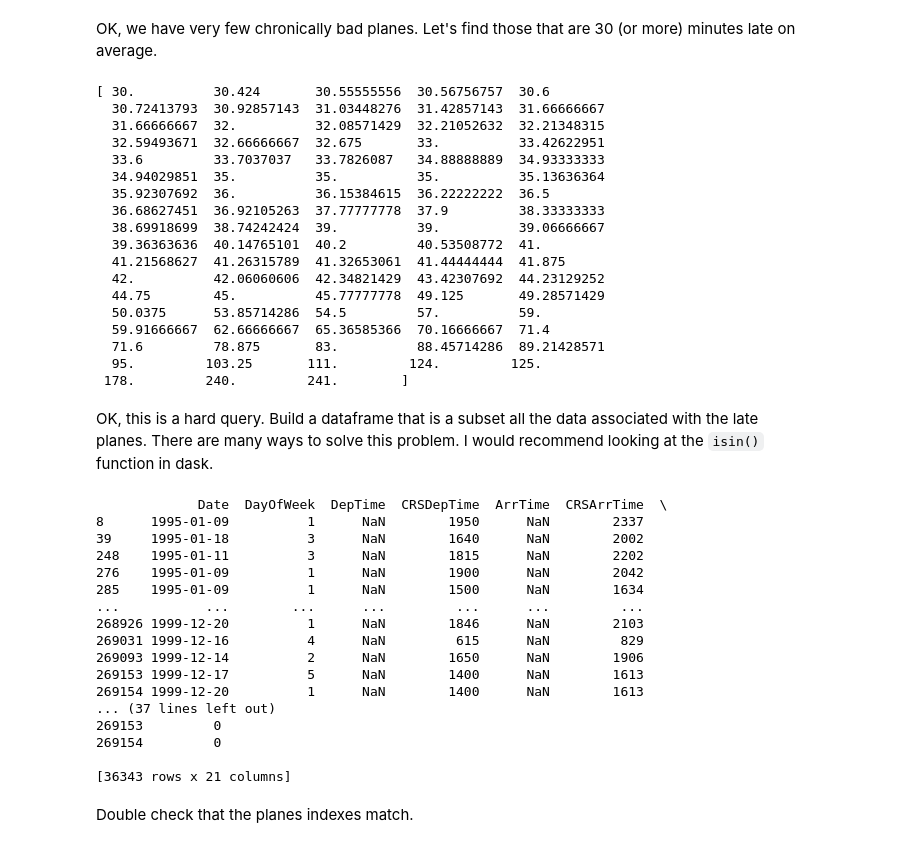
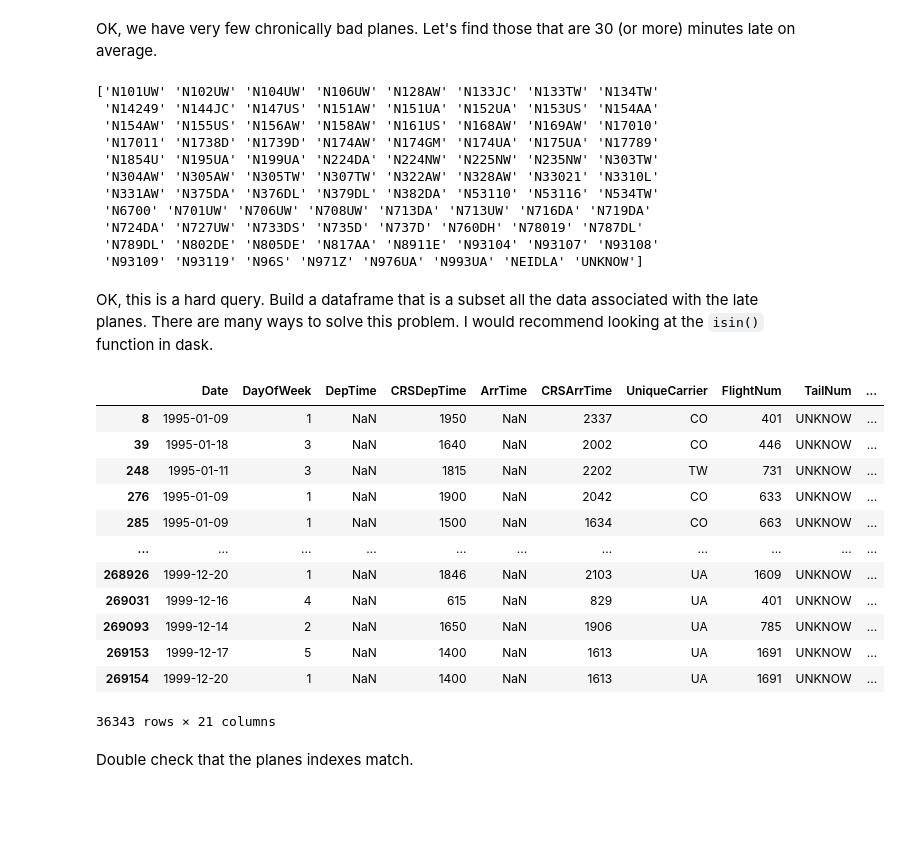
Before and after one commit to rishic3/pcds.2023, a Jupyter notebook: ebook/activities/activity5b_deferred.ipynb, the cells around one changed output. Saved outputs shown, nothing was run; the diff lists cells and outputs as text; code cells hidden in the pictures; blank space fills up the shorter version.

```diff
--- a/ebook/activities/activity5b_deferred.ipynb
+++ b/ebook/activities/activity5b_deferred.ipynb
@@ -33,8 +33,9 @@ Let's build a set of queries around the performance of particular planes, identi
 __Query__: What is the average departure delay 'DepDelay' for each plane?
 # %%
 #TODO
-df_delay = df.groupby('TailNum')['DepDelay'].mean().compute()
-print(df_delay)
+df_delay = df.groupby('TailNum')['DepDelay'].mean()
+df_delay_computed = df_delay.compute()
+df_delay_computed
 # %% [output]
 TailNum
 EI-BWD    11.213501
@@ -69,52 +68,42 @@ plt.show()
 OK, we have very few chronically bad planes.  Let's find those that are 30 (or more) minutes late on average.
 # %%
 import numpy as np
-lateplanes = df_delay[df_delay >= 30]
+lateplanes = df_delay[df_delay >= 30].index.values.compute()
 print(np.sort(lateplanes))
 # %% [output]
-[ 30.          30.424       30.55555556  30.56756757  30.6
-  30.72413793  30.92857143  31.03448276  31.42857143  31.66666667
-  31.66666667  32.          32.08571429  32.21052632  32.21348315
-  32.59493671  32.66666667  32.675       33.          33.42622951
-  33.6         33.7037037   33.7826087   34.88888889  34.93333333
-  34.94029851  35.          35.          35.          35.13636364
-  35.92307692  36.          36.15384615  36.22222222  36.5
-  36.68627451  36.92105263  37.77777778  37.9         38.33333333
-  38.69918699  38.74242424  39.          39.          39.06666667
-  39.36363636  40.14765101  40.2         40.53508772  41.
-  41.21568627  41.26315789  41.32653061  41.44444444  41.875
-  42.          42.06060606  42.34821429  43.42307692  44.23129252
-  44.75        45.          45.77777778  49.125       49.28571429
-  50.0375      53.85714286  54.5         57.          59.
-  59.91666667  62.66666667  65.36585366  70.16666667  71.4
-  71.6         78.875       83.          88.45714286  89.21428571
-  95.         103.25       111.         124.         125.
- 178.         240.         241.        ]
+['N101UW' 'N102UW' 'N104UW' 'N106UW' 'N128AW' 'N133JC' 'N133TW' 'N134TW'
+ 'N14249' 'N144JC' 'N147US' 'N151AW' 'N151UA' 'N152UA' 'N153US' 'N154AA'
+ 'N154AW' 'N155US' 'N156AW' 'N158AW' 'N161US' 'N168AW' 'N169AW' 'N17010'
+ 'N17011' 'N1738D' 'N1739D' 'N174AW' 'N174GM' 'N174UA' 'N175UA' 'N17789'
+ 'N1854U' 'N195UA' 'N199UA' 'N224DA' 'N224NW' 'N225NW' 'N235NW' 'N303TW'
+ 'N304AW' 'N305AW' 'N305TW' 'N307TW' 'N322AW' 'N328AW' 'N33021' 'N3310L'
+ 'N331AW' 'N375DA' 'N376DL' 'N379DL' 'N382DA' 'N53110' 'N53116' 'N534TW'
+ 'N6700' 'N701UW' 'N706UW' 'N708UW' 'N713DA' 'N713UW' 'N716DA' 'N719DA'
+ 'N724DA' 'N727UW' 'N733DS' 'N735D' 'N737D' 'N760DH' 'N78019' 'N787DL'
+ 'N789DL' 'N802DE' 'N805DE' 'N817AA' 'N8911E' 'N93104' 'N93107' 'N93108'
+ 'N93109' 'N93119' 'N96S' 'N971Z' 'N976UA' 'N993UA' 'NEIDLA' 'UNKNOW']
 # %% [markdown]
 OK, this is a hard query.
 Build a dataframe that is a subset all the data associated with the late planes.  There are many ways to solve this problem. I would recommend looking at the `isin()` function in dask.
 # %%
-late_planes_tail_nums = df_delay[df_delay >= 30].index
+late_planes_tail_nums = df_delay_computed[df_delay_computed >= 30].index
 df_late = df[df['TailNum'].isin(late_planes_tail_nums)]
-print(df_late.compute())
+df_late_computed = df_late.compute()
+df_late_computed
 # %% [output]
+|  | Date | DayOfWeek | DepTime | CRSDepTime | ArrTime | CRSArrTime | UniqueCarrier | FlightNum | TailNum | ... |
+| 8 | 1995-01-09 | 1 | NaN | 1950 | NaN | 2337 | CO | 401 | UNKNOW | ... |
+| 39 | 1995-01-18 | 3 | NaN | 1640 | NaN | 2002 | CO | 446 | UNKNOW | ... |
+| 248 | 1995-01-11 | 3 | NaN | 1815 | NaN | 2202 | TW | 731 | UNKNOW | ... |
+| 276 | 1995-01-09 | 1 | NaN | 1900 | NaN | 2042 | CO | 633 | UNKNOW | ... |
+| 285 | 1995-01-09 | 1 | NaN | 1500 | NaN | 1634 | CO | 663 | UNKNOW | ... |
+| ... | ... | ... | ... | ... | ... | ... | ... | ... | ... | ... |
+| 268926 | 1999-12-20 | 1 | NaN | 1846 | NaN | 2103 | UA | 1609 | UNKNOW | ... |
+| 269031 | 1999-12-16 | 4 | NaN | 615 | NaN | 829 | UA | 401 | UNKNOW | ... |
+| 269093 | 1999-12-14 | 2 | NaN | 1650 | NaN | 1906 | UA | 785 | UNKNOW | ... |
+| 269153 | 1999-12-17 | 5 | NaN | 1400 | NaN | 1613 | UA | 1691 | UNKNOW | ... |
+| 269154 | 1999-12-20 | 1 | NaN | 1400 | NaN | 1613 | UA | 1691 | UNKNOW | ... |
-             Date  DayOfWeek  DepTime  CRSDepTime  ArrTime  CRSArrTime  \
-8      1995-01-09          1      NaN        1950      NaN        2337
-39     1995-01-18          3      NaN        1640      NaN        2002
-248    1995-01-11          3      NaN        1815      NaN        2202
-276    1995-01-09          1      NaN        1900      NaN        2042
-285    1995-01-09          1      NaN        1500      NaN        1634
-...           ...        ...      ...         ...      ...         ...
-268926 1999-12-20          1      NaN        1846      NaN        2103
-269031 1999-12-16          4      NaN         615      NaN         829
-269093 1999-12-14          2      NaN        1650      NaN        1906
-269153 1999-12-17          5      NaN        1400      NaN        1613
-269154 1999-12-20          1      NaN        1400      NaN        1613
-... (37 lines left out)
-269153         0
-269154         0
-
-[36343 rows x 21 columns]
+36343 rows × 21 columns
 # %% [markdown]
 Double check that the planes indexes match.
 # %%
```
Also changed, not shown: parts of 3 cells of this notebook, 1 other file.
